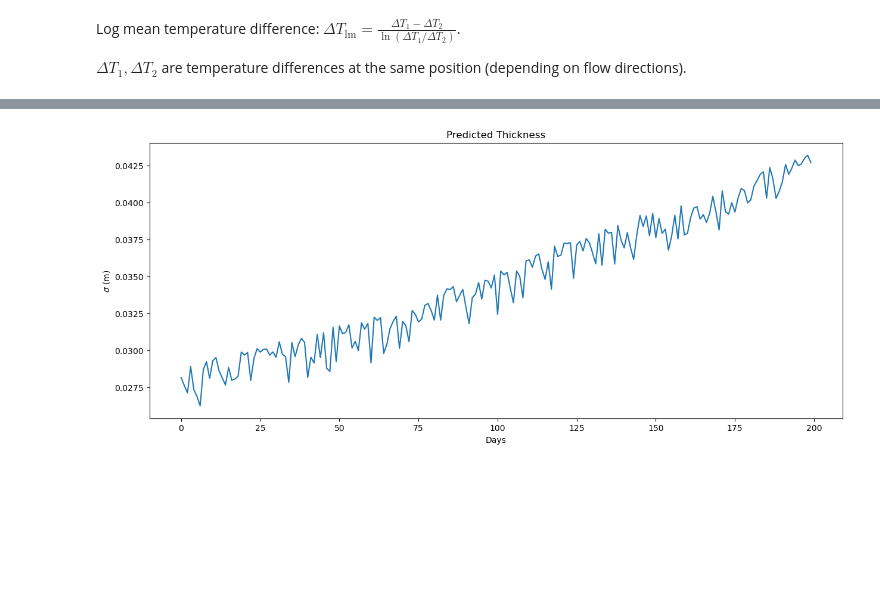
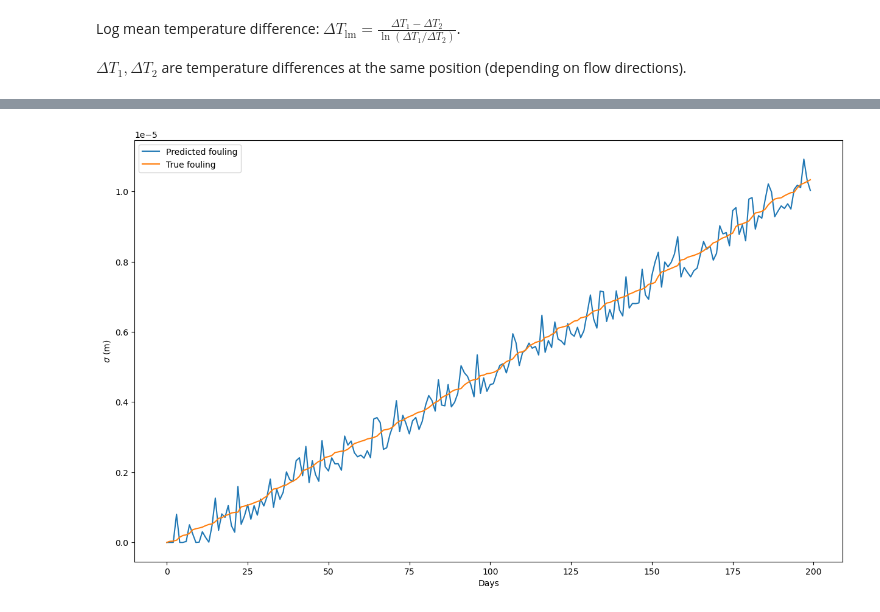
Before and after one commit to donglai-zhang/HEXpractice, a Jupyter notebook: LumpMonitor.ipynb, the cells around one changed output, grey strips where cells are left out. Drawn from its saved outputs; the diff is of its cells as text; code cells hidden in the pictures; blank space fills up the shorter version.

```diff
--- a/LumpMonitor.ipynb
+++ b/LumpMonitor.ipynb
@@ -81,7 +84,7 @@ $$R_{\text{total}} = \frac{1}{U A_{s}} = R_{\text{conv}} + R_{f} + \underbrace{R
 $$
 # %%
-# Get rid of the Rwall
-Rflu = 1 / UA - hex.dRwall
+# Get rid of the Rwall and Rconv2
+Rflu = 1 / UA - hex.dRwall - fluid2.R
 
 plt.figure(figsize=(15, 6))
 plt.plot(Rflu)
@@ -105,8 +108,24 @@ $$\underbrace{R_{\text{total}} - R_{\text{wall}}}_{\text{kown}} = \frac{1}{h_{1}
 \approx \frac{24.9717}{k_{1} L (C_{p} \mu / k_{1})^{0.4} (\dot{m} / \mu (r_{\text{in}} - \sigma))^{0.8}} + \frac{\ln (r_{\text{in}} / (r_{\text{in}} - \sigma))}{2 \pi k_{f} L}
 $$
 # %%
-# define the function, where x = ri - sigma
-func = lambda x: 24.9717 / (hex.L * fluid1.k * (fluid1.Cp * fluid1.mu / fluid1.k) ** 0.4 * (m1 / (fluid1.mu * x)) ** 0.8) + np.log(hex.ri / x) / (2 * np.pi * 0.2 * hex.L) - Rflu
+# define the function, where x = ri - sigma, maybe somehow wrong
+# func = lambda x: 24.9717 / (hex.L * fluid1.k * (fluid1.Cp * fluid1.mu / fluid1.k) ** 0.4 * (m1 / (fluid1.mu * x)) ** 0.8) + np.log(hex.ri / x) / (2 * np.pi * 0.2 * hex.L) - Rflu
+# %%
+# define the function of above
+def func(sigma):
+    rfi = hex.ri - sigma
+    Ac1 = np.pi * rfi ** 2
+    D1 = 2 * rfi
+    As1 = np.pi * D1 * hex.dx
+    Vol1 = fluid1.m / fluid1.rho
+    v1 = Vol1 / Ac1
+    Re = fluid1.get_Re(v1, D1)
+    Pr = fluid1.get_Pr()
+    Nu = fluid1.get_Nu(Re, Pr)
+    h1 = fluid1.get_h(Nu, D1)
+    Rf = hex.get_Rf(hex.ri, hex.ri - sigma, 0.2)
+
+    return 1 / (As1 * h1) + Rf - Rflu
 # %%
-guess = (hex.ri - 0.1) * np.ones(len(dfs))
-x_sol = fsolve(func, guess)
+guess = (1e-5 / 2) * np.ones(len(dfs))
+sigma_sol = fsolve(func, guess)
@@ -113,9 +134,10 @@ x_sol = fsolve(func, guess)
 # %%
-plt.figure(figsize=(15, 6))
-plt.plot(hex.ri - x_sol)
-plt.title("Predicted Thickness")
+plt.figure(figsize=(15, 9))
+plt.plot(sigma_sol, label="Predicted fouling")
+plt.plot(dfs["Sigma1"], label="True fouling")
 plt.ylabel("$\sigma$ (m)")
 plt.xlabel("Days")
+plt.legend()
 plt.show()
 # %% [output]
-[figure, old version]
+[figure, new version]
```
Also changed, not shown: parts of 9 cells of this notebook, 5 other files.
